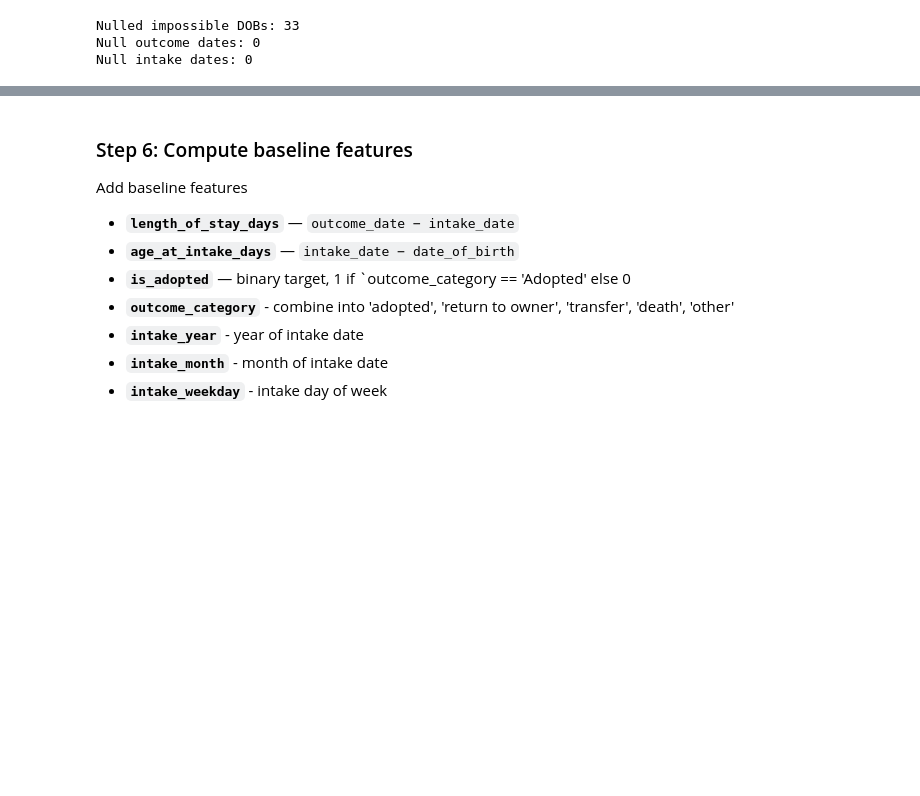
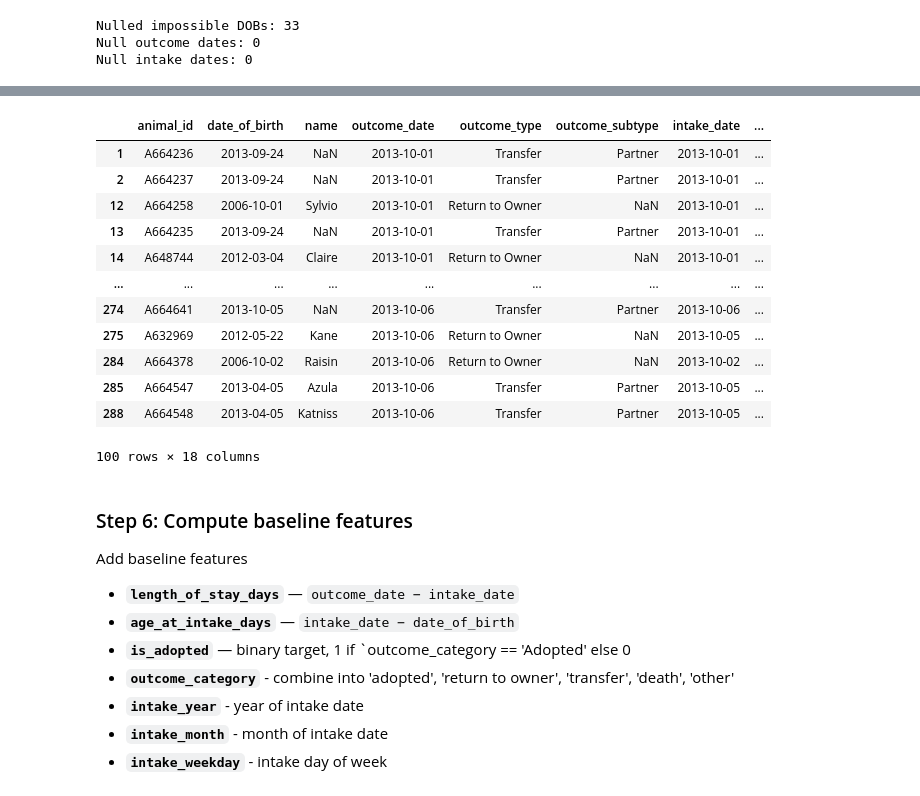
Before and after one commit to chienchien50425-alt/austin-animal-center, a Jupyter notebook: notebooks/01_cleaning.ipynb, the cells around one changed output, grey strips where cells are left out. Drawn from its saved outputs; the diff is of its cells as text; code cells hidden in the pictures; blank space fills up the shorter version.

```diff
--- a/notebooks/01_cleaning.ipynb
+++ b/notebooks/01_cleaning.ipynb
@@ -194,0 +194,26 @@ Null intake dates: 0
+# %%
+intake_cols = [
+    'animal_id',
+    'intake_date',
+    'found_location',
+    'intake_reason',
+    'intake_health_condition',
+    'animal_type',
+    'sex_upon_intake',
+    'breed',
+    'color']
+
+intakes_for_merge = (
+    i[intake_cols]
+    .sort_values('intake_date')
+)
+outcomes_sorted = o.sort_values('outcome_date')
+
+df_full_merged = pd.merge_asof(
+    outcomes_sorted,
+    intakes_for_merge,
+    by='animal_id',
+    left_on='outcome_date',
+    right_on='intake_date',
+    direction='backward',
+)
@@ -309,0 +349,15 @@ Missing intake_date:             0
+# %%
+def _split_slash(series: pd.Series) -> tuple[pd.Series, pd.Series]:
+    parts = series.fillna('').str.split('/', n=1, expand=True)
+    primary = parts[0].replace('', np.nan)
+# If no value contains '/', split yields a single column. Return an all-NaN
+# Series (not a bare scalar) so the secondary_color assignment stays aligned.
+
+    if parts.shape[1] > 1:
+        secondary = parts[1].replace('', np.nan)
+    else:
+        secondary = pd.Series(np.nan, index=series.index)
+    return primary, secondary
+
+df_full_merged['primary_color'], df_full_merged['secondary_color'] = _split_slash(df_full_merged['color'])
+df_full_merged = df_full_merged.drop(columns=['color'])
@@ -310,3 +426,19 @@ Missing intake_date:             0
+# %%
+df_full_merged.head(100)
+# %% [output]
+|  | animal_id | date_of_birth | name | outcome_date | outcome_type | outcome_subtype | intake_date | ... |
+| 1 | A664236 | 2013-09-24 | NaN | 2013-10-01 | Transfer | Partner | 2013-10-01 | ... |
+| 2 | A664237 | 2013-09-24 | NaN | 2013-10-01 | Transfer | Partner | 2013-10-01 | ... |
+| 12 | A664258 | 2006-10-01 | Sylvio | 2013-10-01 | Return to Owner | NaN | 2013-10-01 | ... |
+| 13 | A664235 | 2013-09-24 | NaN | 2013-10-01 | Transfer | Partner | 2013-10-01 | ... |
+| 14 | A648744 | 2012-03-04 | Claire | 2013-10-01 | Return to Owner | NaN | 2013-10-01 | ... |
+| ... | ... | ... | ... | ... | ... | ... | ... | ... |
+| 274 | A664641 | 2013-10-05 | NaN | 2013-10-06 | Transfer | Partner | 2013-10-06 | ... |
+| 275 | A632969 | 2012-05-22 | Kane | 2013-10-06 | Return to Owner | NaN | 2013-10-05 | ... |
+| 284 | A664378 | 2006-10-02 | Raisin | 2013-10-06 | Return to Owner | NaN | 2013-10-02 | ... |
+| 285 | A664547 | 2013-04-05 | Azula | 2013-10-06 | Transfer | Partner | 2013-10-05 | ... |
+| 288 | A664548 | 2013-04-05 | Katniss | 2013-10-06 | Transfer | Partner | 2013-10-05 | ... |
+100 rows × 18 columns
 # %% [markdown]
 ### Step 6: Compute baseline features
 Add baseline features
```
Also changed, not shown: parts of 17 cells of this notebook, 1 other file.
